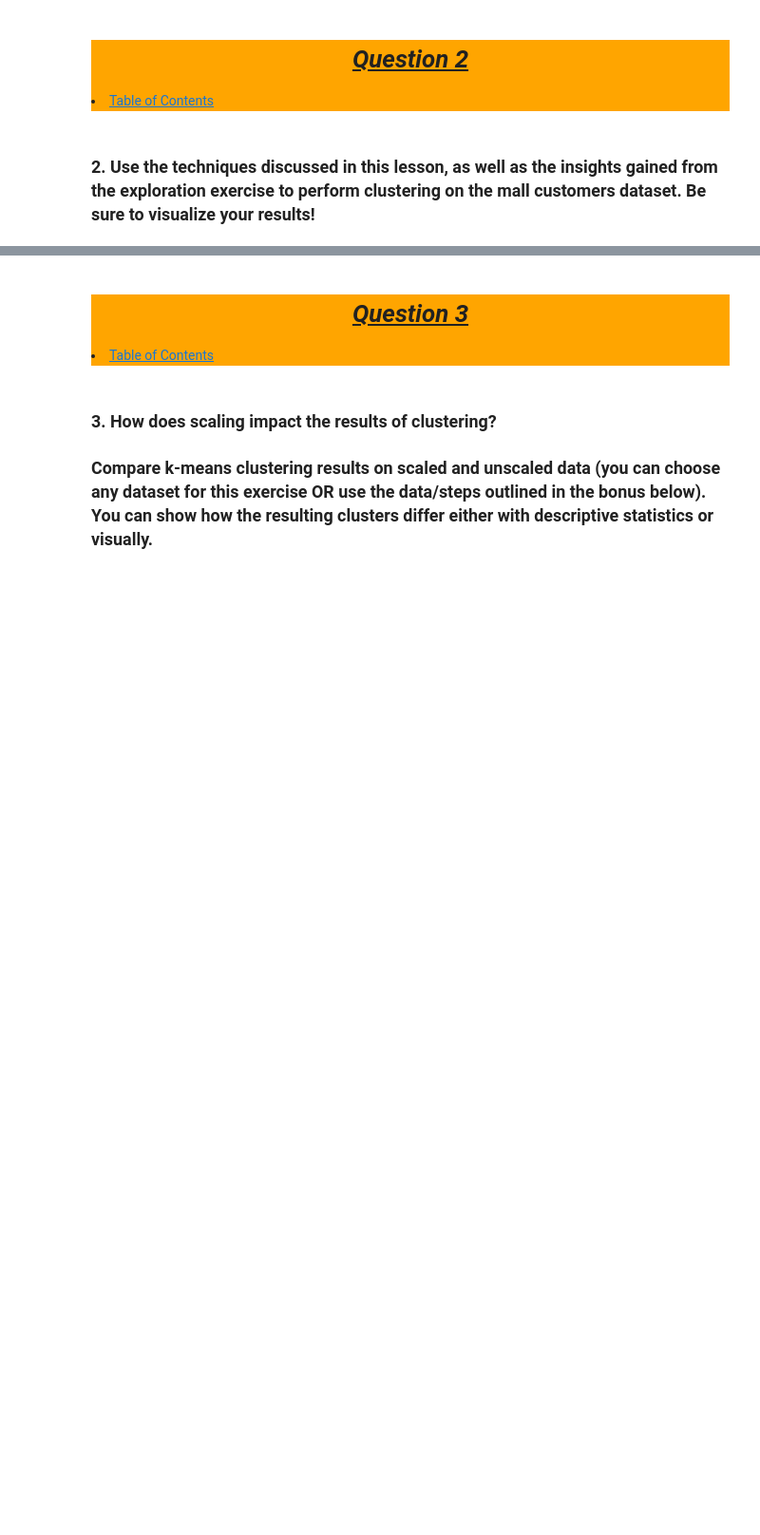
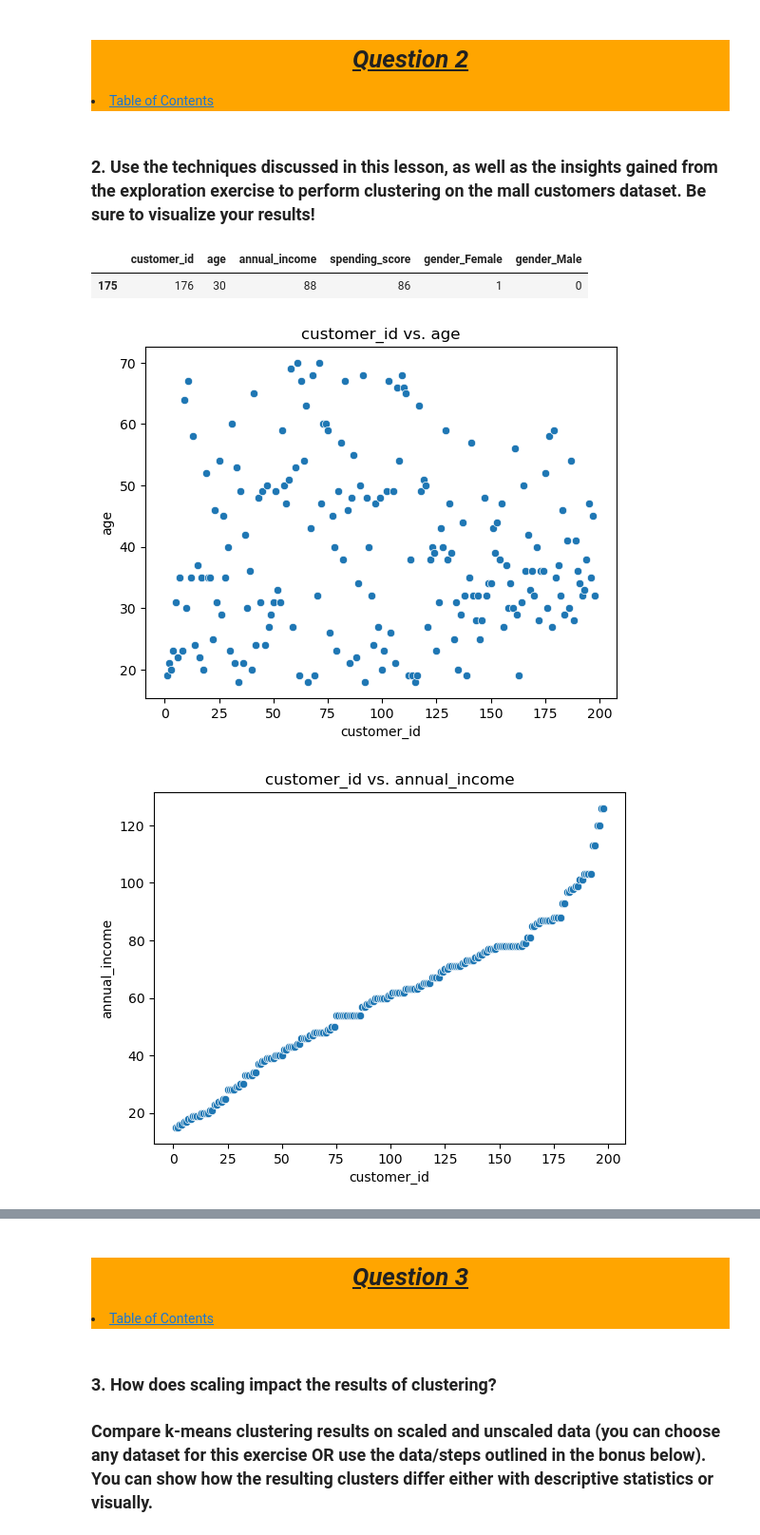
Before and after one commit to Jared-Wood135/clustering-exercises, a Jupyter notebook: modeling.ipynb, the cells around one changed output, grey strips where cells are left out. Shown at 95% size. Saved outputs shown, nothing was run; the diff lists cells and outputs as text; code cells hidden in the pictures; blank space fills up the shorter version.

```diff
--- a/modeling.ipynb
+++ b/modeling.ipynb
@@ -72,3 +197,20 @@ Using this lesson as a guide, perform clustering on the iris dataset.
 <li><a href='#TableOfContents'>Table of Contents</a></li>
 # %% [markdown]
 ### 2. Use the techniques discussed in this lesson, as well as the insights gained from the exploration exercise to perform clustering on the mall customers dataset. Be sure to visualize your results!
+# %%
+# Get mall data
+mall = pd.read_csv('mall.csv', index_col=0)
+mall.sample()
+# %% [output]
+|  | customer_id | age | annual_income | spending_score | gender_Female | gender_Male |
+| 175 | 176 | 30 | 88 | 86 | 1 | 0 |
+# %%
+# Determine best combination for clustering
+combos = list(itertools.combinations(mall.drop(columns=['gender_Female', 'gender_Male']).columns.to_list(), 2))
+for combo in combos:
+    sns.scatterplot(data=mall, x=combo[0], y=combo[1])
+    plt.title(f'{combo[0]} vs. {combo[1]}')
+    plt.show()
+# %% [output]
+[figure, added]
+[figure, added]
```
Also changed, not shown: parts of 20 cells of this notebook.
